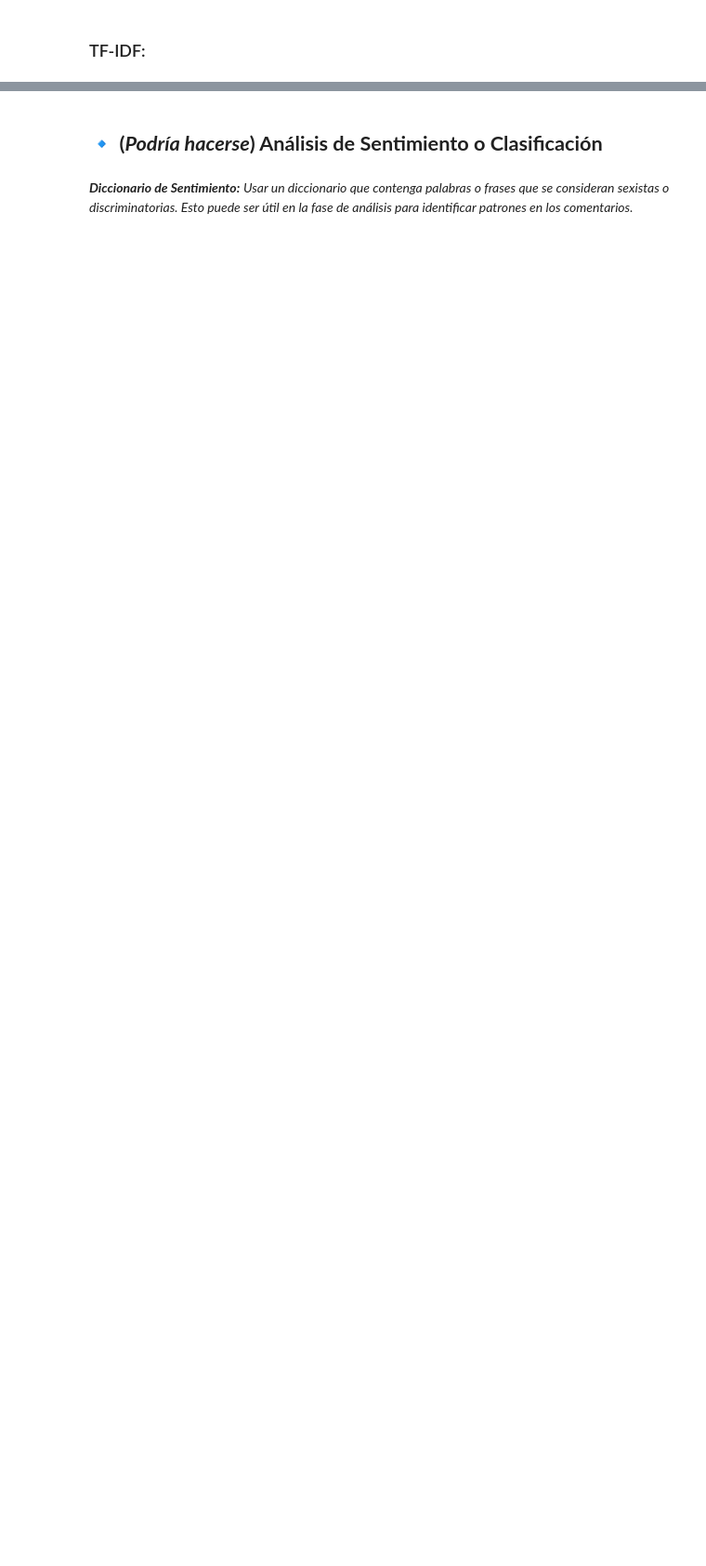
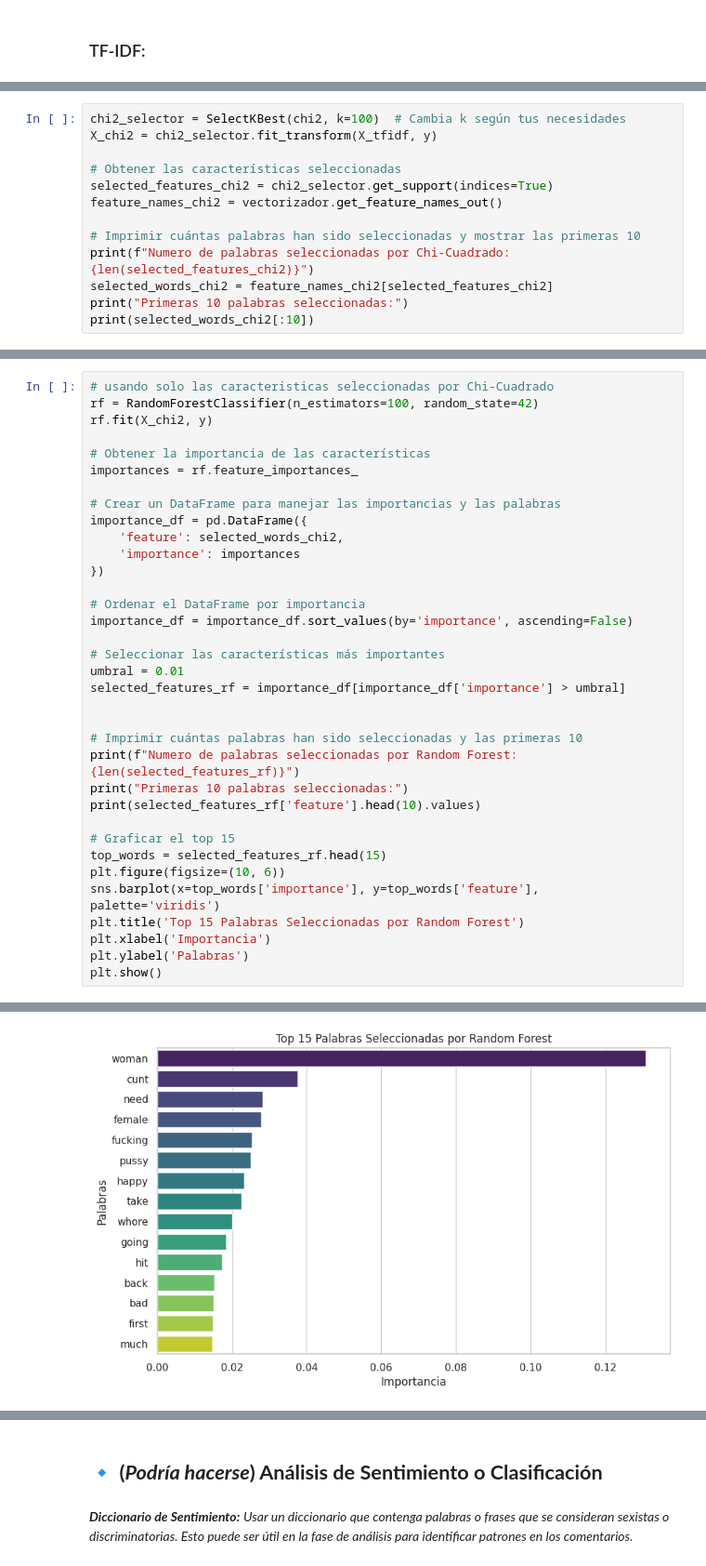
Before and after one commit to nioclandramer/IA_ComSexista, a Jupyter notebook: IA_comentSexistas.ipynb, the cells around one changed output, grey strips where cells are left out. Shown at 93% size. Cells and saved outputs as stored; diff of their text form; blank space fills up the shorter version.

```diff
--- a/IA_comentSexistas.ipynb
+++ b/IA_comentSexistas.ipynb
@@ -448,0 +641,13 @@ AttributeError: 'list' object has no attribute 'lower'
+# %%
+chi2_selector = SelectKBest(chi2, k=100)  # Cambia k según tus necesidades
+X_chi2 = chi2_selector.fit_transform(X_tfidf, y)
+
+# Obtener las características seleccionadas
+selected_features_chi2 = chi2_selector.get_support(indices=True)
+feature_names_chi2 = vectorizador.get_feature_names_out()
+
+# Imprimir cuántas palabras han sido seleccionadas y mostrar las primeras 10
+print(f"Numero de palabras seleccionadas por Chi-Cuadrado: {len(selected_features_chi2)}")
+selected_words_chi2 = feature_names_chi2[selected_features_chi2]
+print("Primeras 10 palabras seleccionadas:")
+print(selected_words_chi2[:10])
@@ -448,0 +661,36 @@ AttributeError: 'list' object has no attribute 'lower'
+# %%
+# usando solo las caracteristicas seleccionadas por Chi-Cuadrado
+rf = RandomForestClassifier(n_estimators=100, random_state=42)
+rf.fit(X_chi2, y)
+
+# Obtener la importancia de las características
+importances = rf.feature_importances_
+
+# Crear un DataFrame para manejar las importancias y las palabras
+importance_df = pd.DataFrame({
+    'feature': selected_words_chi2,
+    'importance': importances
+})
+
+# Ordenar el DataFrame por importancia
+importance_df = importance_df.sort_values(by='importance', ascending=False)
+
+# Seleccionar las características más importantes
+umbral = 0.01
+selected_features_rf = importance_df[importance_df['importance'] > umbral]
+
+
+# Imprimir cuántas palabras han sido seleccionadas y las primeras 10
+print(f"Numero de palabras seleccionadas por Random Forest: {len(selected_features_rf)}")
+print("Primeras 10 palabras seleccionadas:")
+print(selected_features_rf['feature'].head(10).values)
+
+# Graficar el top 15
+top_words = selected_features_rf.head(15)
+plt.figure(figsize=(10, 6))
+sns.barplot(x=top_words['importance'], y=top_words['feature'], palette='viridis')
+plt.title('Top 15 Palabras Seleccionadas por Random Forest')
+plt.xlabel('Importancia')
+plt.ylabel('Palabras')
+plt.show()
+# %% [output]
@@ -448,0 +704 @@ AttributeError: 'list' object has no attribute 'lower'
+[figure, added]
```
Also changed, not shown: parts of 67 cells of this notebook.
